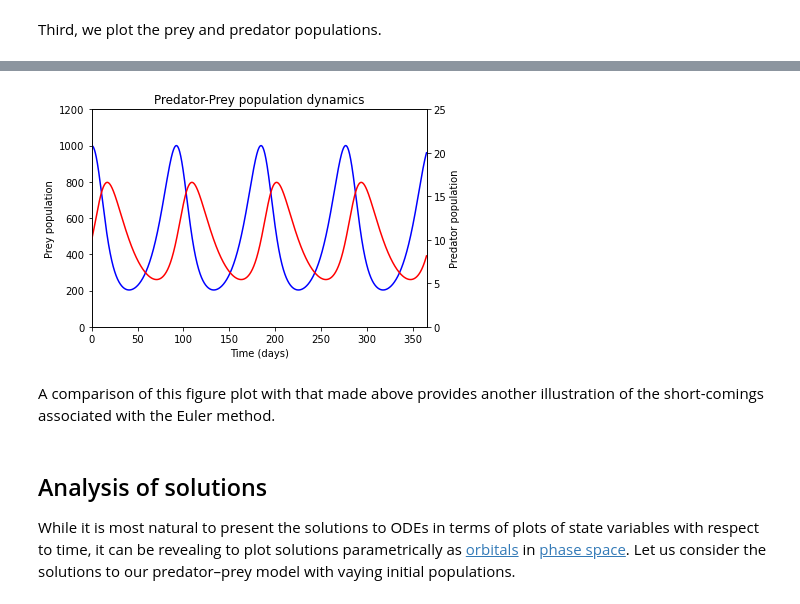
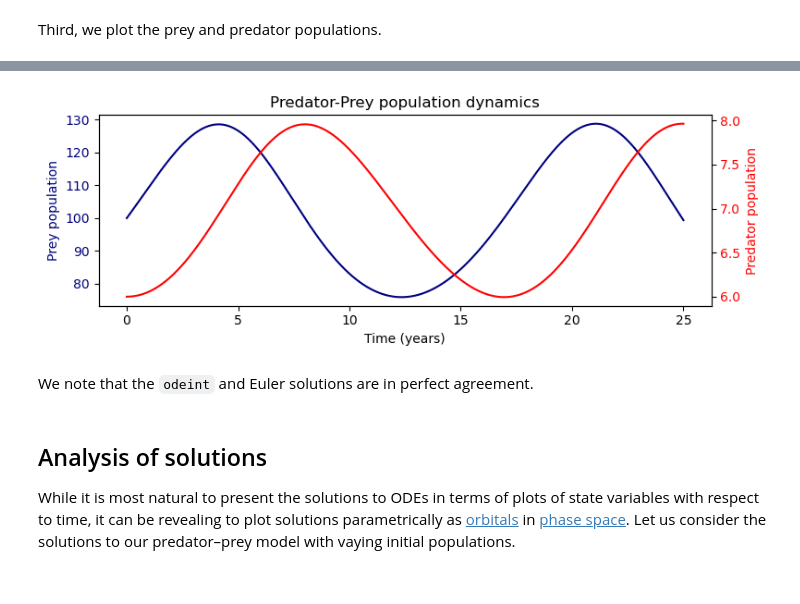
Before and after one commit to kthpanor/cb1020, a Jupyter notebook: docs/ode.ipynb, the cells around one changed output, grey strips where cells are left out. Cells and saved outputs as stored; diff of their text form; code cells hidden in the pictures.

```diff
--- a/docs/ode.ipynb
+++ b/docs/ode.ipynb
@@ -409,24 +326,25 @@ y = odeint(lotka_volterra, y0, t, args=(alpha, beta, gamma, delta))
-# %%
-import matplotlib.pyplot as plt
-
-plt.title('Predator-Prey population dynamics')
-
-plt.plot(t, y[:,0], 'b', label='Prey')
-plt.setp(plt.gca(), xlim=(0,365), ylim=(0,1200))
-plt.ylabel(r'Prey population')
-plt.xlabel(r'Time (days)')
-
-plt.gca().twinx()
-
-plt.plot(t, y[:,1], 'r', label='Predator')
-plt.setp(plt.gca(), xlim=(0,365), ylim=(0,25))
-plt.ylabel(r'Predator population')
-
-plt.show()
-# %% [output]
-[figure, removed]
+# %%
+fig, ax1 = plt.subplots(figsize=(8, 3))
+ax2 = ax1.twinx()  # instantiate a second axes that shares the same x-axis
+
+ax1.plot(t, ppm.preys, color="navy", label="Prey")
+ax2.plot(t, ppm.predators, color="red", label="Predator")
+
+ax1.set_title("Predator-Prey population dynamics")
+ax1.set_ylabel(r"Prey population", color="navy")
+ax2.set_ylabel(r"Predator population", color="red")
+ax1.set_xlabel(r"Time (years)")
+
+ax1.tick_params(axis="y", labelcolor="navy")
+ax2.tick_params(axis="y", labelcolor="red")
+
+fig.tight_layout()
+
+plt.show()
+# %% [output]
+[figure, added]
 # %% [markdown]
-A comparison of this figure plot with that made above provides another illustration of the short-comings associated with the Euler method.
+We note that the `odeint` and Euler solutions are in perfect agreement.
 # %% [markdown]
 ## Analysis of solutions
 While it is most natural to present the solutions to ODEs in terms of plots of state variables with respect to time, it can be revealing to plot solutions parametrically as [orbitals](https://en.wikipedia.org/wiki/Orbit_(dynamics)) in [phase space](https://en.wikipedia.org/wiki/Phase_space). Let us consider the solutions to our predator–prey model with vaying initial populations.
```
Also changed, not shown: parts of 34 cells of this notebook, 14 other files.
